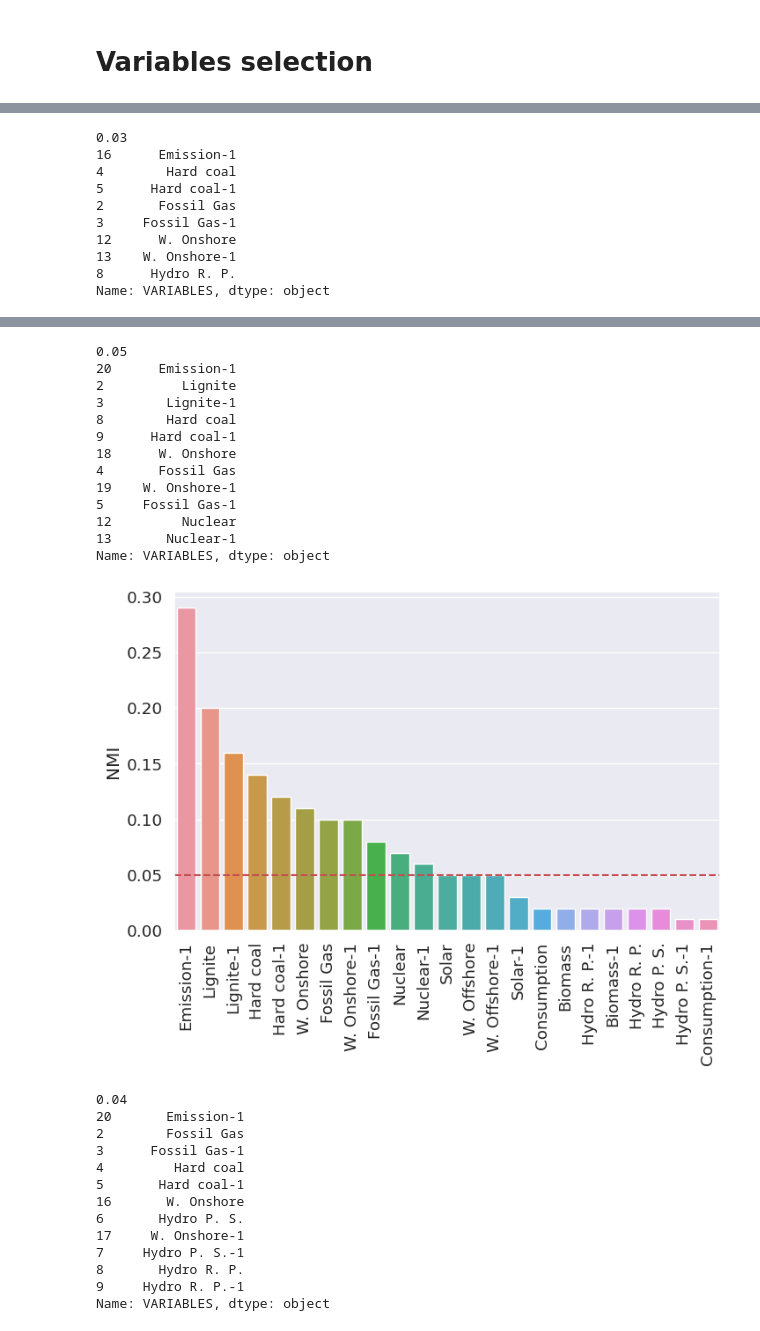
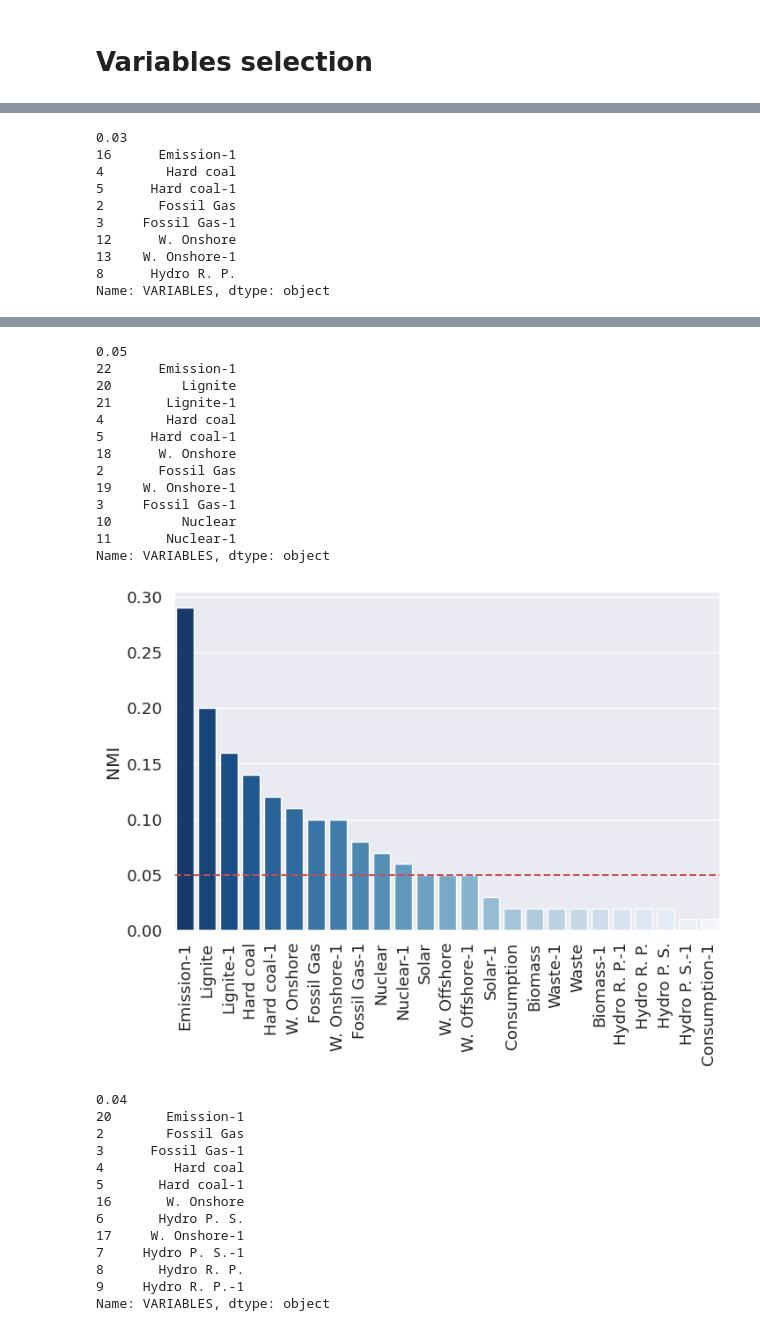
Before and after one commit to TalyssonS/Evolving-DBN-, a Jupyter notebook: data_pre_processing.ipynb, the cells around one changed output, grey strips where cells are left out. Cells and saved outputs as stored; diff of their text form; code cells hidden in the pictures.

```diff
--- a/data_pre_processing.ipynb
+++ b/data_pre_processing.ipynb
@@ -5,6 +5,7 @@ import numpy as np
 import psycopg2 as pg
 import sqlalchemy as sq
 import seaborn as sns
+sns.set_theme()
 import pickle
 import logging
 import sys
@@ -374,12 +342 @@ gerf = [4581.802226550565,
-# %%
-indgerf = ['Biomass',
- 'Lignite',
- 'Fossil Gas',
- 'Hydro P. S.',
- 'Hard coal',
- 'Hydro R. P.',
- 'Nuclear',
- 'Solar',
- 'W. Offshore',
- 'W. Onshore']
 # %%
@@ -442,0 +473,23 @@ plt.show()
+# %%
+palette = sns.color_palette("Blues",n_colors=25)
+palette.reverse()
+spadfbar = pd.DataFrame()
+spadfbar['valor'] = spaf
+spadfbar['fonte'] = indspaf
+spadfbar['percentual'] = perspa
+spadfbar = spadfbar.sort_values('percentual', ascending = False)
+plt.figure(figsize = (12,6))
+ax = sns.barplot(x=spadfbar['fonte'], y=spadfbar['valor'], palette=palette)
+sns.cubehelix_palette(reverse=False, as_cmap=True)
+plt.xticks(rotation=45,fontsize=18)
+patches = ax.patches
+percentage = spadfbar['percentual'].tolist()
+for i in range(len(patches)):
+    x = patches[i].get_x() + patches[i].get_width()/2
+    y = patches[i].get_height()+.05
+    ax.annotate('{:.1f}%'.format(percentage[i]), (x, y), ha='center',fontsize=18)
+ax.set(xlabel=None)
+ax.set(ylabel=None)
+ax.yaxis.set_ticklabels([])
+plt.savefig('figuras/spain_bar_source.pdf', bbox_inches='tight')
+plt.show()
@@ -725,7 +773,7 @@ for p in paises:
             dadosdelay=dadosdelay[h:]
             aux.append(MIxy(dadostoday,dadosdelay))
             matriz2.append(aux)
-        diagonal2.append(np.mean(matriz))
+        diagonal2.append(np.mean(matriz2))
         matrizes2.append(matriz2)
 fig=plt.figure(figsize=(14,10))
 ax = fig.add_subplot(111)
@@ -755,7 +803,9 @@ plt.ylabel('NMI', fontsize=16)
 plt.xticks(fontsize=14)
 plt.yticks(fontsize=14)
 plt.plot(atrasos[3],diagonal2[3],'o', color='red')
+plt.plot(atrasos[24],diagonal2[24],'o', color='red')
 plt.annotate(str('(')+str(atrasos[3])+str(', ')+str(np.round(diagonal2[3],2))+str(')'),(atrasos[3],diagonal2[3]), fontsize=10)
+plt.annotate(str('(')+str(atrasos[24])+str(', ')+str(np.round(diagonal2[24],2))+str(')'),(atrasos[24],diagonal2[24]), fontsize=10)
 
 fig.tight_layout()
 plt.subplots_adjust(wspace=0.05, hspace=0.01)
@@ -843,7 +893,7 @@ for p in range(len(paises)):
     print(df_nmi['NMI'].median())
     df_nmi = df_nmi.sort_values('NMI', ascending = False)
     plt.figure(figsize = (8,5))
-    sns.barplot(x = 'VARIABLES', y = 'NMI', data = df_nmi)
+    sns.barplot(x = 'VARIABLES', y = 'NMI', data = df_nmi, palette=palette)
     plt.xticks(rotation = 90)
     #plt.grid(alpha = 0.4)
     plt.axhline(y = df_nmi['NMI'].median(), color = 'r', linestyle = '--')
@@ -885,17 +935,17 @@ Name: VARIABLES, dtype: object
 0.05
-20      Emission-1
-2          Lignite
-3        Lignite-1
-8        Hard coal
-9      Hard coal-1
+22      Emission-1
+20         Lignite
+21       Lignite-1
+4        Hard coal
+5      Hard coal-1
 18      W. Onshore
-4       Fossil Gas
+2       Fossil Gas
 19    W. Onshore-1
-5     Fossil Gas-1
-12         Nuclear
-13       Nuclear-1
+3     Fossil Gas-1
+10         Nuclear
+11       Nuclear-1
 Name: VARIABLES, dtype: object
-[figure, old version]
+[figure, new version]
 0.04
 20       Emission-1
 2        Fossil Gas
```
Also changed, not shown: parts of 21 cells of this notebook, 37 other files.
